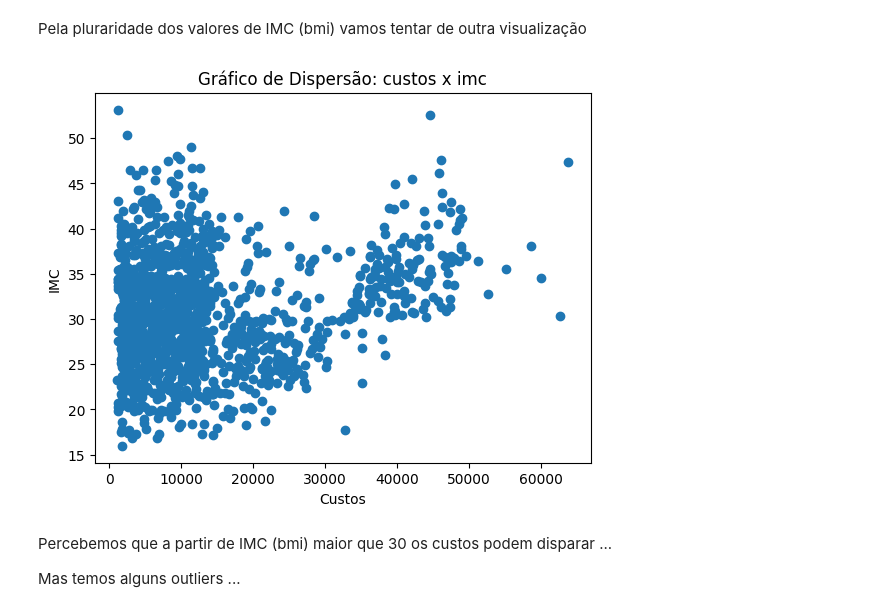
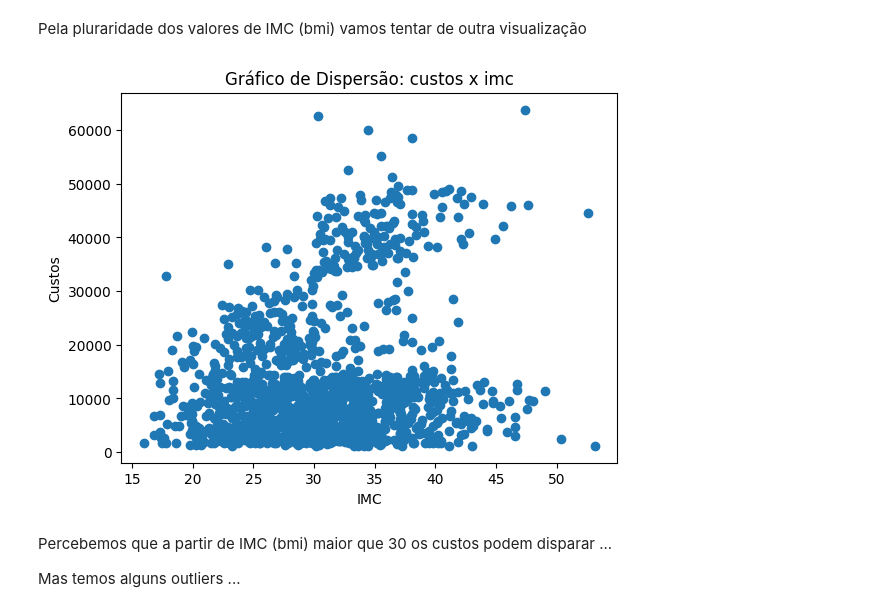
Before and after one commit to McgregoryPinto/POS-FIAP, a Jupyter notebook: tech_chalange.ipynb, the cells around one changed output. Saved outputs shown, nothing was run; the diff lists cells and outputs as text; code cells hidden in the pictures.

```diff
--- a/tech_chalange.ipynb
+++ b/tech_chalange.ipynb
@@ -175,13 +214,13 @@ px.violin(dados, y="charges", x="bmi", color="bmi", box=True, points="all", hove
 # %% [markdown]
 Pela pluraridade dos valores de IMC (bmi) vamos tentar de outra visualização
 # %%
-plt.scatter(dados['charges'],dados['bmi'])
-plt.xlabel('Custos')
-plt.ylabel('IMC')
+plt.scatter(dados['bmi'],dados['charges'])
+plt.xlabel('IMC')
+plt.ylabel('Custos')
 plt.title('Gráfico de Dispersão: custos x imc')
 plt.show()
 # %% [output]
-[figure, old version]
+[figure, new version]
 # %% [markdown]
 Percebemos que a partir de IMC (bmi) maior que 30 os custos podem disparar ...
 
```
Also changed, not shown: parts of 37 cells of this notebook.
